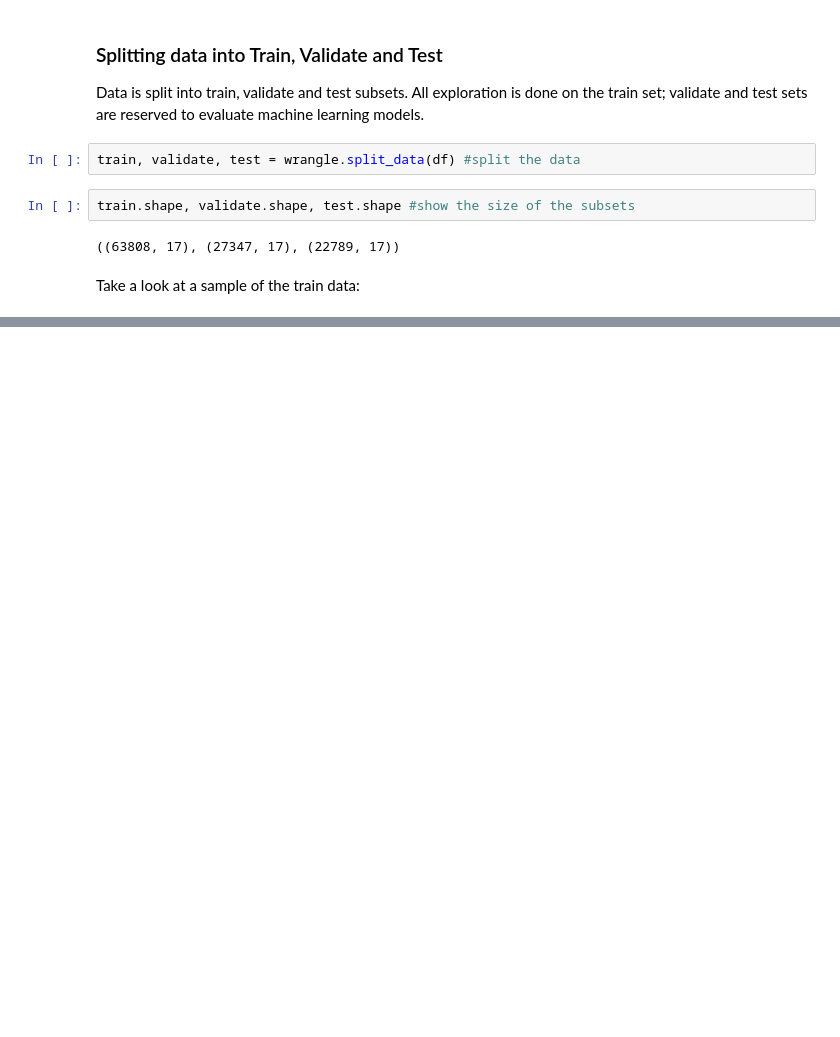
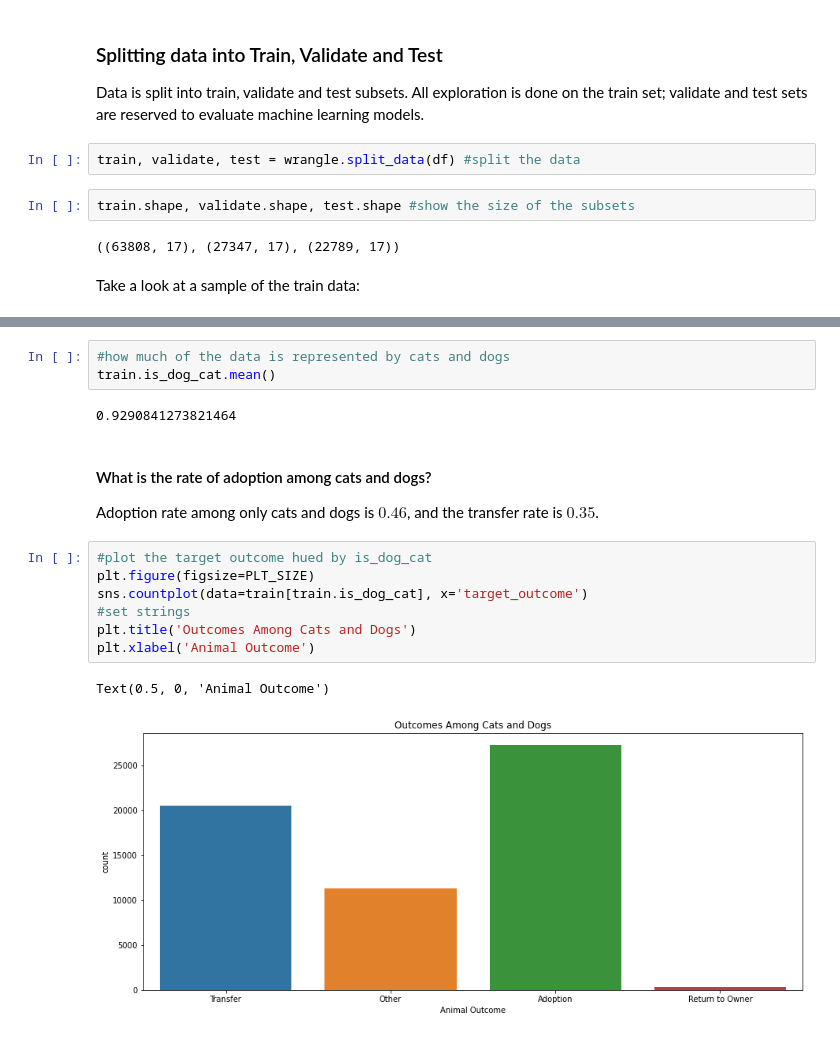
Before and after one commit to stephenfitzsimon/pet_adoption_project, a Jupyter notebook: final_adoption_report.ipynb, the cells around one changed output, grey strips where cells are left out. Cells and saved outputs as stored; diff of their text form; blank space fills up the shorter version.

```diff
--- a/final_adoption_report.ipynb
+++ b/final_adoption_report.ipynb
@@ -215,0 +254,19 @@ Name: target_outcome, dtype: float64
+# %%
+#how much of the data is represented by cats and dogs
+train.is_dog_cat.mean()
+# %% [output]
+0.9290841273821464
+# %% [markdown]
+#### What is the rate of adoption among cats and dogs?
+
+Adoption rate among only cats and dogs is $0.46$, and the transfer rate is $0.35$.
+# %%
+#plot the target outcome hued by is_dog_cat
+plt.figure(figsize=PLT_SIZE)
+sns.countplot(data=train[train.is_dog_cat], x='target_outcome')
+#set strings
+plt.title('Outcomes Among Cats and Dogs')
+plt.xlabel('Animal Outcome')
+# %% [output]
+Text(0.5, 0, 'Animal Outcome')
+[figure, added]
```
Also changed, not shown: parts of 28 cells of this notebook, 2 other files.
